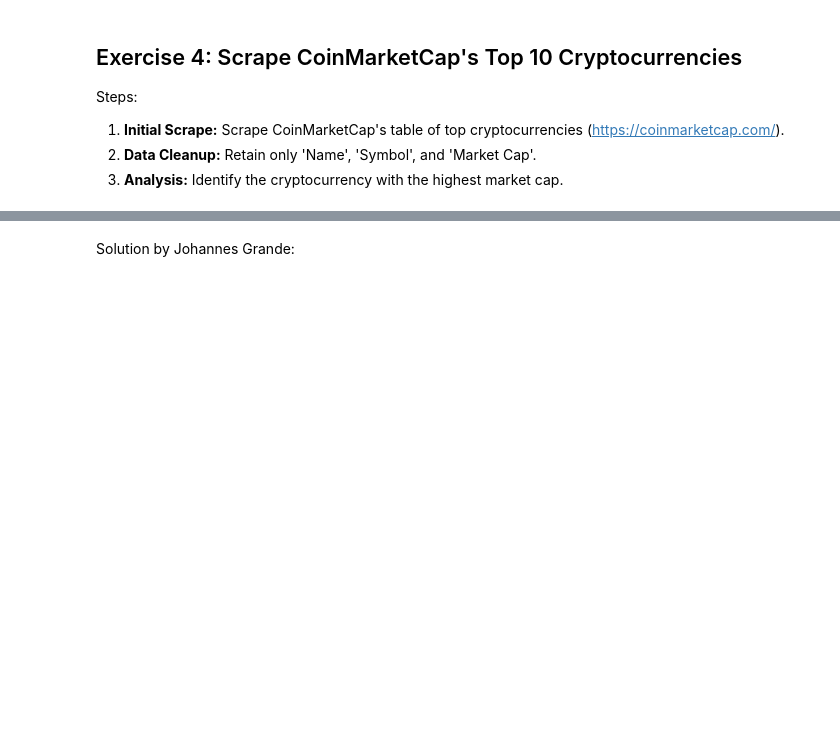
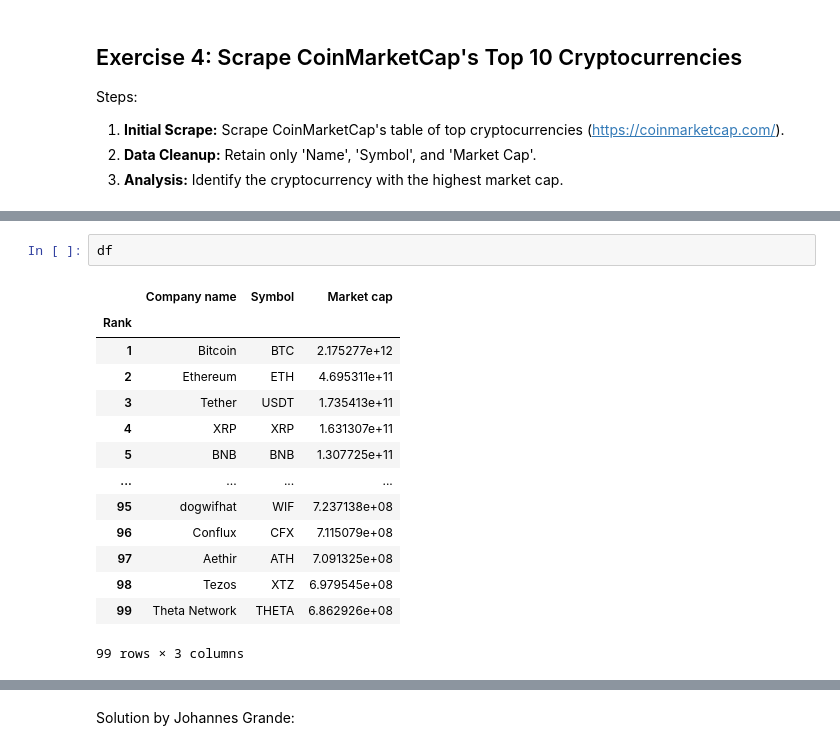
Before and after one commit to BI-DS/GRA4157, a Jupyter notebook: lectures/05-web-scraping/exercises/05-web-scraping-exercises-suggested-solution.ipynb, the cells around one changed output, grey strips where cells are left out. Drawn from its saved outputs; the diff is of its cells as text; blank space fills up the shorter version.

```diff
--- a/lectures/05-web-scraping/exercises/05-web-scraping-exercises-suggested-solution.ipynb
+++ b/lectures/05-web-scraping/exercises/05-web-scraping-exercises-suggested-solution.ipynb
@@ -204,4 +223,21 @@ print(f"{df.sort_values(by="Market cap", ascending=False).iloc[0]["Company name"
 Bitcoin has the higest market cap
+# %%
+df
+# %% [output]
+|  | Company name | Symbol | Market cap |
+| Rank |  |  |  |
+| 1 | Bitcoin | BTC | 2.175277e+12 |
+| 2 | Ethereum | ETH | 4.695311e+11 |
+| 3 | Tether | USDT | 1.735413e+11 |
+| 4 | XRP | XRP | 1.631307e+11 |
+| 5 | BNB | BNB | 1.307725e+11 |
+| ... | ... | ... | ... |
+| 95 | dogwifhat | WIF | 7.237138e+08 |
+| 96 | Conflux | CFX | 7.115079e+08 |
+| 97 | Aethir | ATH | 7.091325e+08 |
+| 98 | Tezos | XTZ | 6.979545e+08 |
+| 99 | Theta Network | THETA | 6.862926e+08 |
+99 rows × 3 columns
 # %%
 from selenium import webdriver
 from io import StringIO
```
Also changed, not shown: parts of 6 cells of this notebook, 1 other file.
